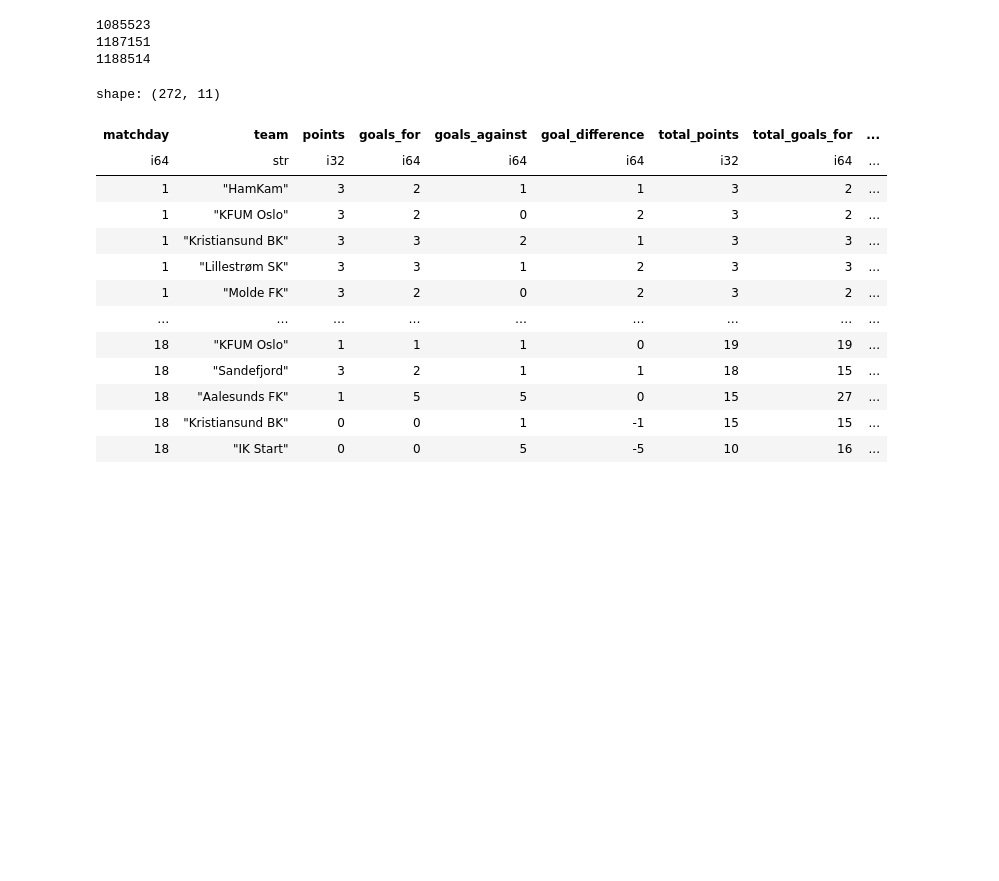
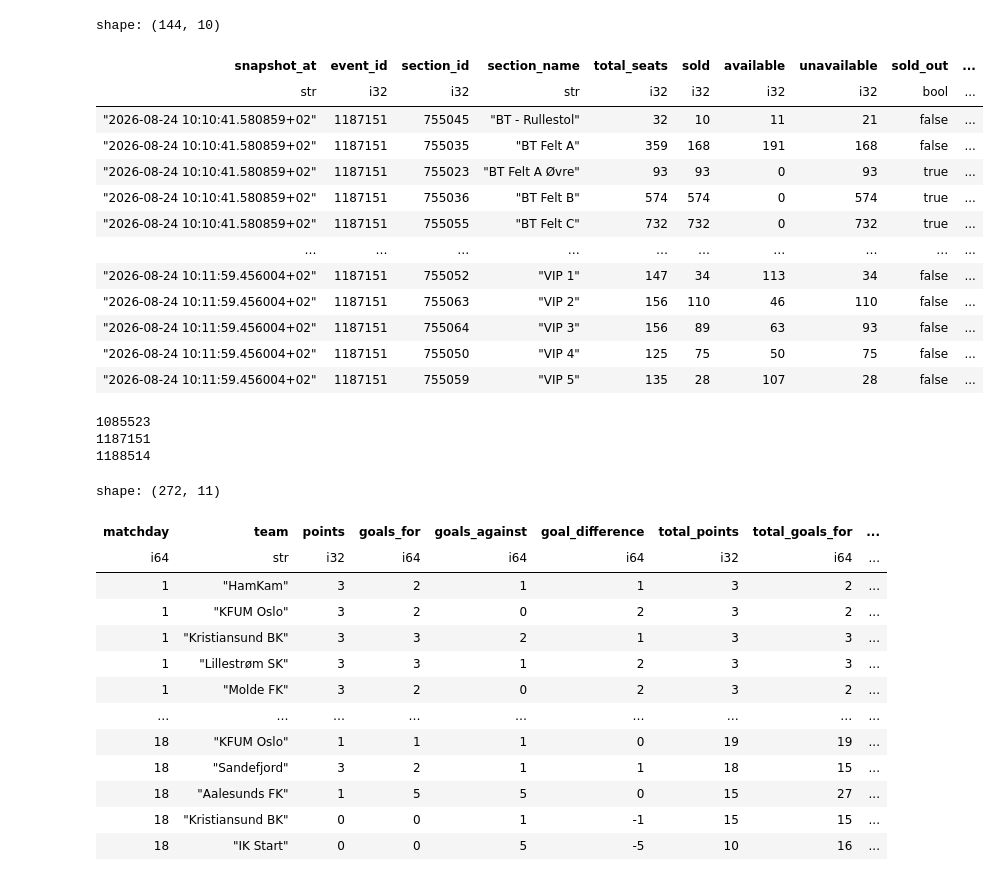
Before and after one commit to PolarsDude/brann_ticket_sales_forecasting, a Jupyter notebook: notebook.ipynb, the cells around one changed output. Cells and saved outputs as stored; diff of their text form; code cells hidden in the pictures; blank space fills up the shorter version.

Commit message:
duckdb

```diff
--- a/notebook.ipynb
+++ b/notebook.ipynb
@@ -4,6 +5,44 @@ import polars_ds as pds
 import requests
 import json
 from utils import scrape_ticket_sections, get_available_events, scrape_match_results, scrape_eliteserien_results,create_table_after_round
+# %%
+from pathlib import Path
+
+database_path = Path.cwd() / "ticket_sales.duckdb"
+
+with duckdb.connect(str(database_path), read_only=True) as connection:
+    snapshots = connection.sql("""
+        SELECT
+            CAST(snapshot_at AS VARCHAR) AS snapshot_at,
+            event_id,
+            section_id,
+            section_name,
+            total_seats,
+            sold,
+            available,
+            unavailable,
+            sold_out,
+            other
+        FROM ticket_snapshots
+        ORDER BY snapshot_at, section_name
+    """).pl()
+
+snapshots
+# %% [output]
+shape: (144, 10)
+| snapshot_at | event_id | section_id | section_name | total_seats | sold | available | unavailable | sold_out | ... |
+| str | i32 | i32 | str | i32 | i32 | i32 | i32 | bool | ... |
+| "2026-08-24 10:10:41.580859+02" | 1187151 | 755045 | "BT - Rullestol" | 32 | 10 | 11 | 21 | false | ... |
+| "2026-08-24 10:10:41.580859+02" | 1187151 | 755035 | "BT Felt A" | 359 | 168 | 191 | 168 | false | ... |
+| "2026-08-24 10:10:41.580859+02" | 1187151 | 755023 | "BT Felt A Øvre" | 93 | 93 | 0 | 93 | true | ... |
+| "2026-08-24 10:10:41.580859+02" | 1187151 | 755036 | "BT Felt B" | 574 | 574 | 0 | 574 | true | ... |
+| "2026-08-24 10:10:41.580859+02" | 1187151 | 755055 | "BT Felt C" | 732 | 732 | 0 | 732 | true | ... |
+| … | … | … | … | … | … | … | … | … | ... |
+| "2026-08-24 10:11:59.456004+02" | 1187151 | 755052 | "VIP 1" | 147 | 34 | 113 | 34 | false | ... |
+| "2026-08-24 10:11:59.456004+02" | 1187151 | 755063 | "VIP 2" | 156 | 110 | 46 | 110 | false | ... |
+| "2026-08-24 10:11:59.456004+02" | 1187151 | 755064 | "VIP 3" | 156 | 89 | 63 | 93 | false | ... |
+| "2026-08-24 10:11:59.456004+02" | 1187151 | 755050 | "VIP 4" | 125 | 75 | 50 | 75 | false | ... |
+| "2026-08-24 10:11:59.456004+02" | 1187151 | 755059 | "VIP 5" | 135 | 28 | 107 | 28 | false | ... |
 # %%
 available_events = get_available_events()
 # %%
```
Also changed, not shown: parts of 2 cells of this notebook, 4 other files.
